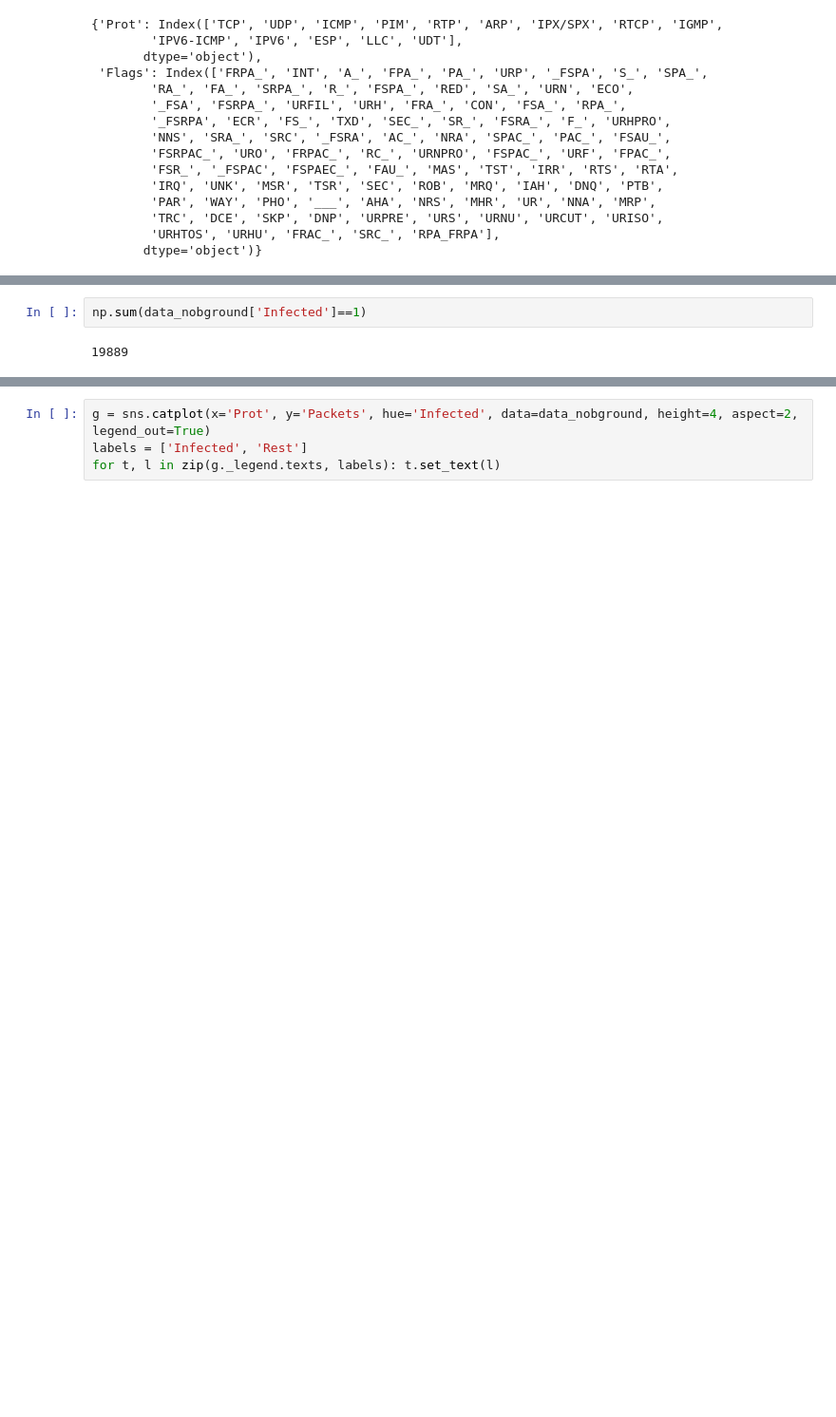
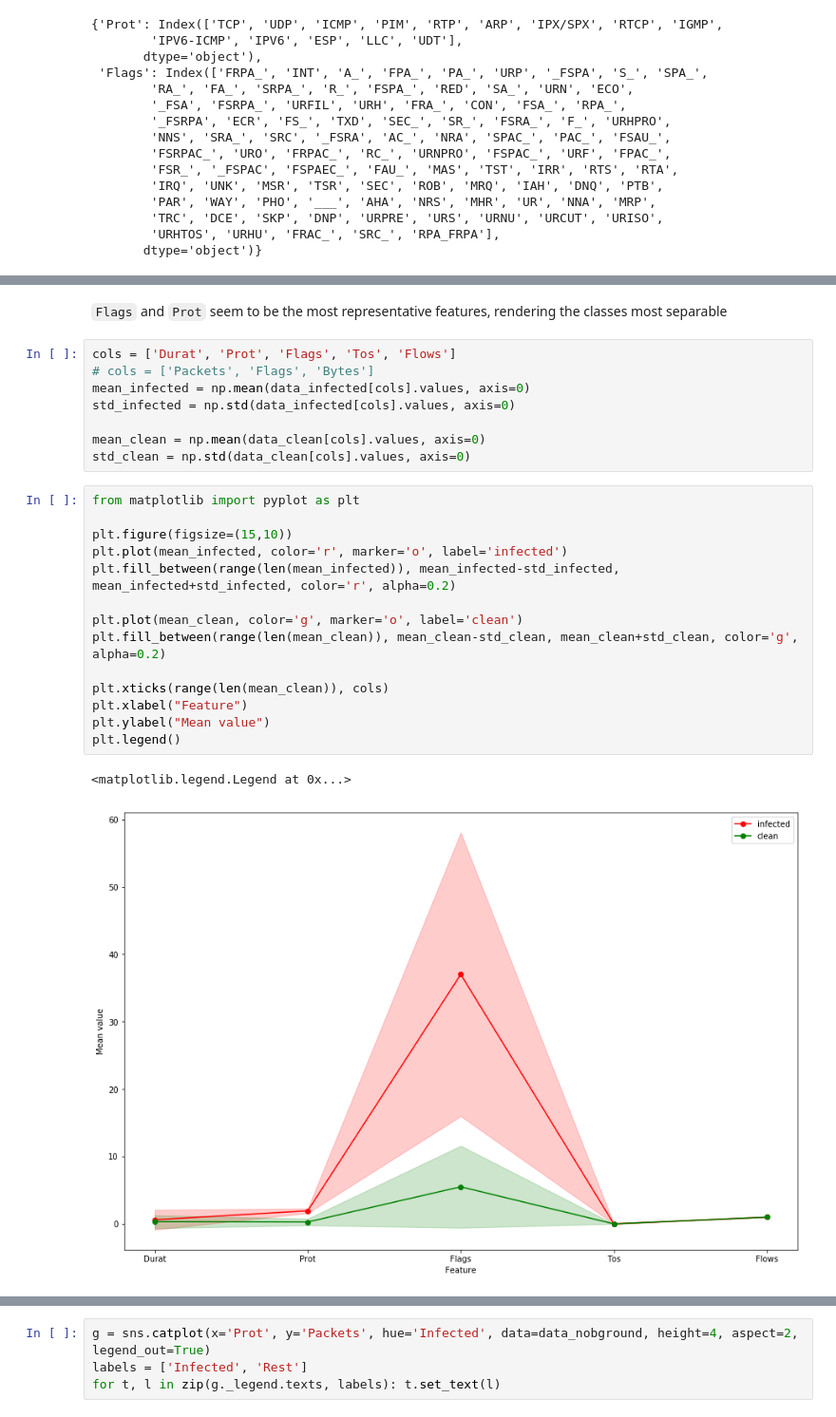
Before and after one commit to giannislelekas/CS4035, a Jupyter notebook: lab3/Flow_Data_Discretiazation_Task.ipynb, the cells around one changed output, grey strips where cells are left out. Shown at 95% size. Saved outputs shown, nothing was run; the diff lists cells and outputs as text; blank space fills up the shorter version.

```diff
--- a/lab3/Flow_Data_Discretiazation_Task.ipynb
+++ b/lab3/Flow_Data_Discretiazation_Task.ipynb
@@ -95,4 +104,27 @@ See the caveats in the documentation: http://pandas.pydata.org/pandas-docs/stabl
-# %%
-np.sum(data_nobground['Infected']==1)
-# %% [output]
-19889
+# %% [markdown]
+`Flags` and `Prot` seem to be the most representative features, rendering the classes most separable
+# %%
+cols = ['Durat', 'Prot', 'Flags', 'Tos', 'Flows']
+# cols = ['Packets', 'Flags', 'Bytes']
+mean_infected = np.mean(data_infected[cols].values, axis=0)
+std_infected = np.std(data_infected[cols].values, axis=0)
+
+mean_clean = np.mean(data_clean[cols].values, axis=0)
+std_clean = np.std(data_clean[cols].values, axis=0)
+# %%
+from matplotlib import pyplot as plt
+
+plt.figure(figsize=(15,10))
+plt.plot(mean_infected, color='r', marker='o', label='infected')
+plt.fill_between(range(len(mean_infected)), mean_infected-std_infected, mean_infected+std_infected, color='r', alpha=0.2)
+
+plt.plot(mean_clean, color='g', marker='o', label='clean')
+plt.fill_between(range(len(mean_clean)), mean_clean-std_clean, mean_clean+std_clean, color='g', alpha=0.2)
+
+plt.xticks(range(len(mean_clean)), cols)
+plt.xlabel("Feature")
+plt.ylabel("Mean value")
+plt.legend()
+# %% [output]
+<matplotlib.legend.Legend at 0x...>
+[figure, added]
```
Also changed, not shown: parts of 22 cells of this notebook, 1 other file.
